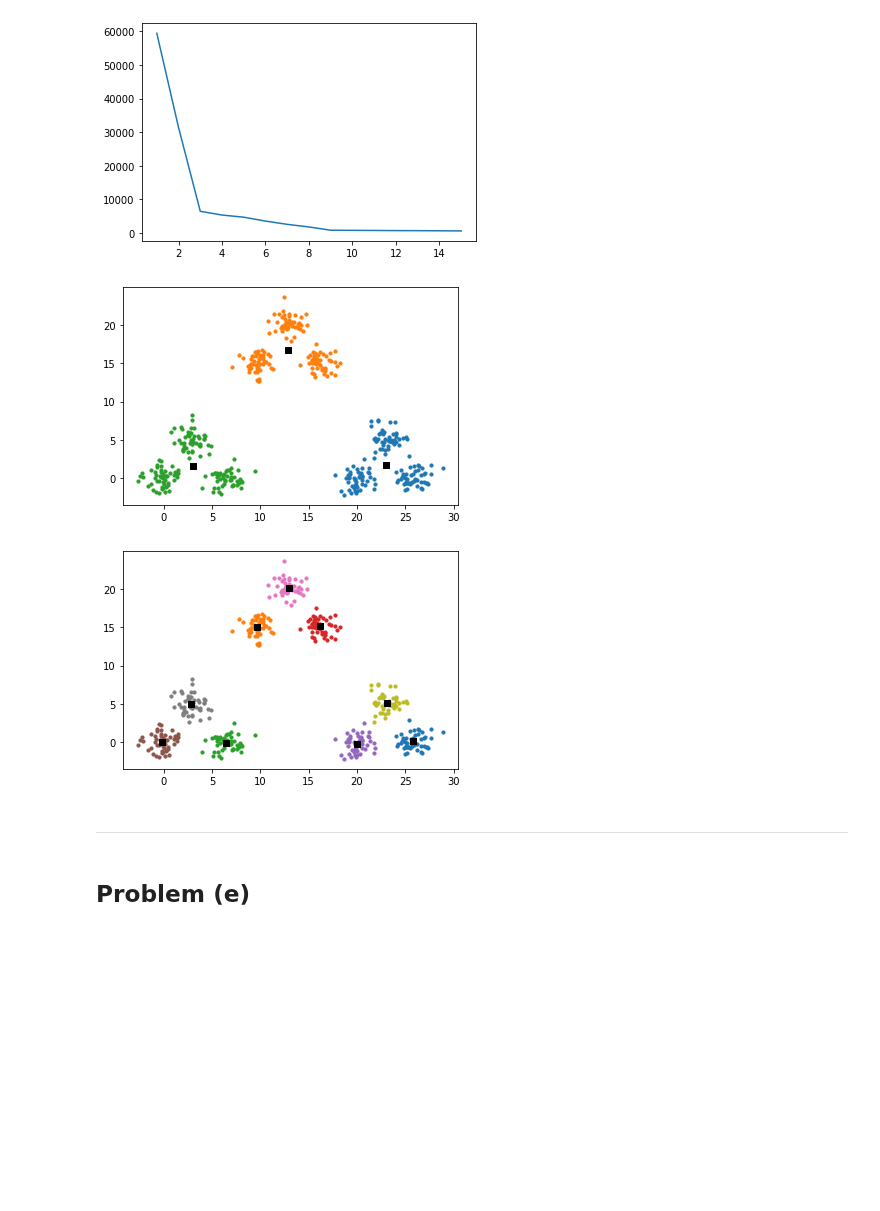
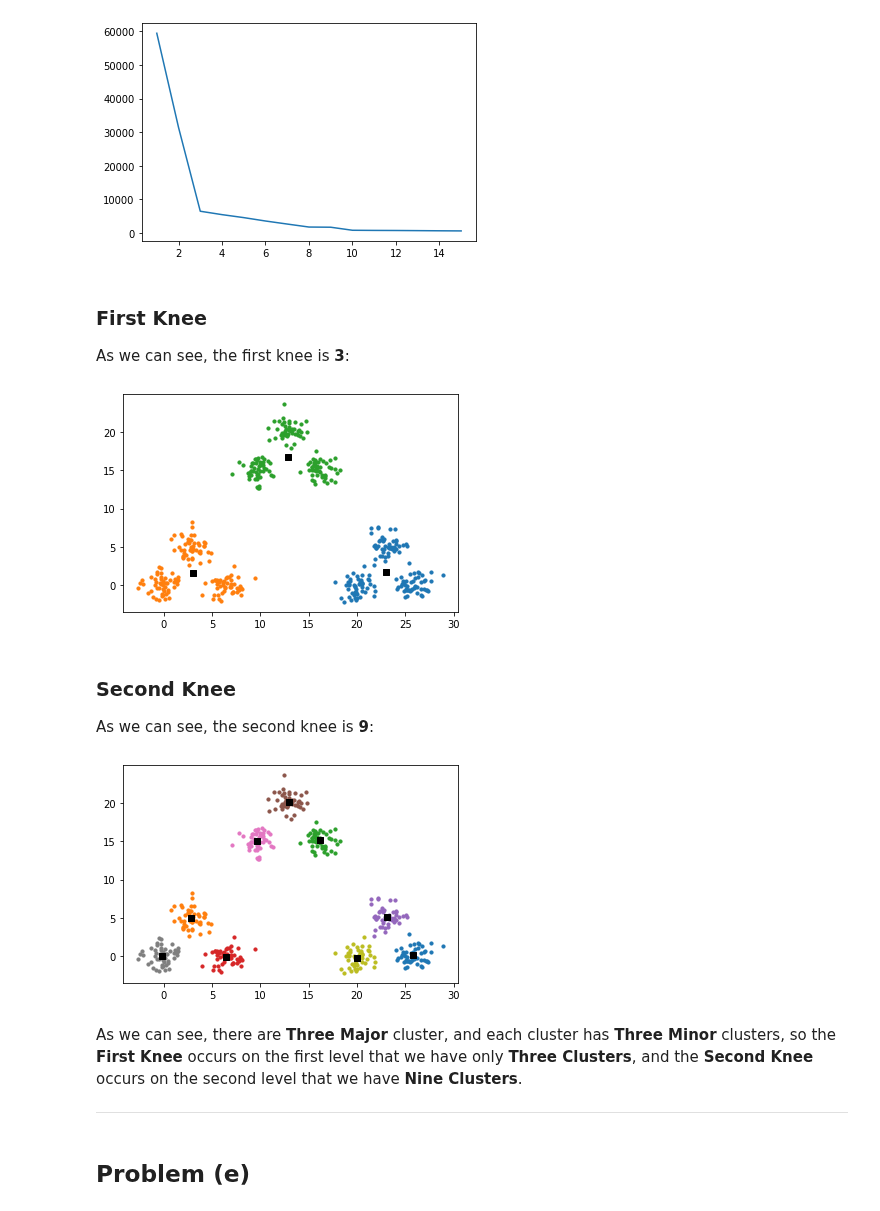
Before and after one commit to ckoliber/mlexercises, a Jupyter notebook: src/exercise6.ipynb, the cells around one changed output. Drawn from its saved outputs; the diff is of its cells as text; code cells hidden in the pictures; blank space fills up the shorter version.

```diff
--- a/src/exercise6.ipynb
+++ b/src/exercise6.ipynb
@@ -165,7 +166,7 @@ clusters = 2
 model = skcluster.KMeans(
     random_state=1,
     n_clusters=clusters,
-    n_init=1,
+    n_init=200,
     init="k-means++"
 ).fit(first_data_features)
 
@@ -199,31 +200,39 @@ plt.plot(range(1, 16), ssd)
 plt.show()
 # %% [output]
 [figure]
+# %% [markdown]
+### First Knee
+
+As we can see, the first knee is **3**:
 # %%
 clusters = 3
 model = skcluster.KMeans(
     random_state=1,
     n_clusters=clusters,
-    n_init=1,
+    n_init=200,
     init="k-means++"
 ).fit(second_data_features)
 
 labels = model.predict(second_data_features)
 
 for i in range(clusters):
     features = second_data_features[labels == i]
     plt.scatter(features[:, 0], features[:, 1], s=10)
 
 plt.scatter(model.cluster_centers_[:, 0], model.cluster_centers_[:, 1], marker="s", color="black")
 plt.show()
 # %% [output]
-[figure, old version]
+[figure, new version]
+# %% [markdown]
+### Second Knee
+
+As we can see, the second knee is **9**:
 # %%
 clusters = 9
 model = skcluster.KMeans(
     random_state=1,
     n_clusters=clusters,
-    n_init=1,
+    n_init=200,
     init="k-means++"
 ).fit(second_data_features)
 
@@ -236,9 +245,11 @@ for i in range(clusters):
 plt.scatter(model.cluster_centers_[:, 0], model.cluster_centers_[:, 1], marker="s", color="black")
 plt.show()
 # %% [output]
-[figure, old version]
+[figure, new version]
-# %% [markdown]
----
+# %% [markdown]
+As we can see, there are **Three Major** cluster, and each cluster has **Three Minor** clusters, so the **First Knee** occurs on the first level that we have only **Three Clusters**, and the **Second Knee** occurs on the second level that we have **Nine Clusters**.
+
+---
 # %% [markdown]
 ## Problem (e)
 # %%
```
Also changed, not shown: parts of 13 cells of this notebook.
